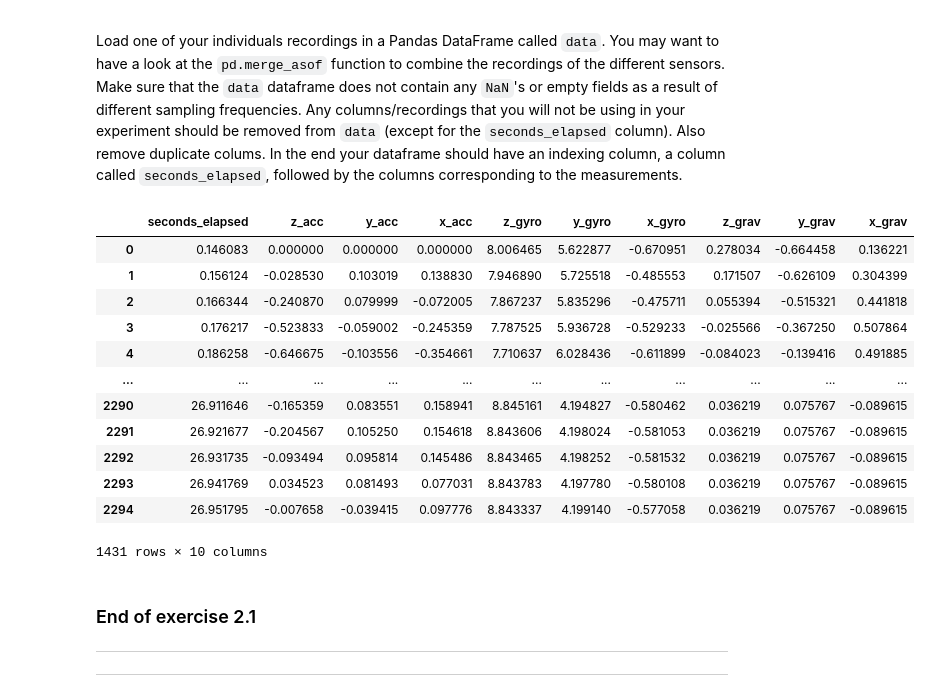
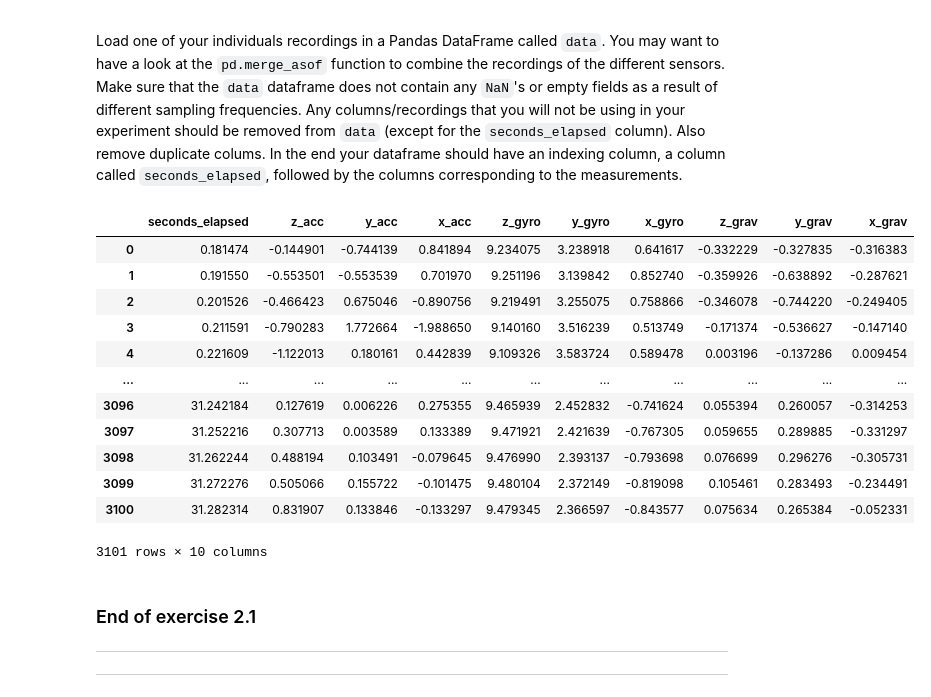
Before and after one commit to ErikNij/5ARB0DataScience, a Jupyter notebook: Assignment2a/falldetector-template.ipynb, the cells around one changed output. Drawn from its saved outputs; the diff is of its cells as text; code cells hidden in the pictures.

```diff
--- a/Assignment2a/falldetector-template.ipynb
+++ b/Assignment2a/falldetector-template.ipynb
@@ -78,31 +78,31 @@ def MergeDatasets(acc_df, grav_df, gyro_df):
 #// END_TODO [5ARB0_FallDetector_2_1]
 # %%
 # Daniel's stand condition, trial 1
-dnl_acc_CSV = "./RawDataDaniel/Walk_samples/2023-09-26_07-15-41/Accelerometer.csv"
-dnl_grav_CSV = "./RawDataDaniel/Walk_samples/2023-09-26_07-15-41/Gravity.csv"
-dnl_gyro_CSV = "./RawDataDaniel/Walk_samples/2023-09-26_07-15-41/Gyroscope.csv"
+dnl_acc_CSV = "./RawDataDaniel/1/Accelerometer.csv"
+dnl_grav_CSV = "./RawDataDaniel/1/Gravity.csv"
+dnl_gyro_CSV = "./RawDataDaniel/1/Gyroscope.csv"
 
 # read data
 dnl_acc_df, dnl_gyro_df, dnl_grav_df = readDataFromCSV(dnl_acc_CSV, dnl_gyro_CSV, dnl_grav_CSV)
 # merge data
 data = MergeDatasets(dnl_acc_df, dnl_gyro_df, dnl_grav_df)
 
 #show data
 data
 # %% [output]
 |  | seconds_elapsed | z_acc | y_acc | x_acc | z_gyro | y_gyro | x_gyro | z_grav | y_grav | x_grav |
-| 0 | 0.146083 | 0.000000 | 0.000000 | 0.000000 | 8.006465 | 5.622877 | -0.670951 | 0.278034 | -0.664458 | 0.136221 |
-| 1 | 0.156124 | -0.028530 | 0.103019 | 0.138830 | 7.946890 | 5.725518 | -0.485553 | 0.171507 | -0.626109 | 0.304399 |
-| 2 | 0.166344 | -0.240870 | 0.079999 | -0.072005 | 7.867237 | 5.835296 | -0.475711 | 0.055394 | -0.515321 | 0.441818 |
-| 3 | 0.176217 | -0.523833 | -0.059002 | -0.245359 | 7.787525 | 5.936728 | -0.529233 | -0.025566 | -0.367250 | 0.507864 |
-| 4 | 0.186258 | -0.646675 | -0.103556 | -0.354661 | 7.710637 | 6.028436 | -0.611899 | -0.084023 | -0.139416 | 0.491885 |
+| 0 | 0.181474 | -0.144901 | -0.744139 | 0.841894 | 9.234075 | 3.238918 | 0.641617 | -0.332229 | -0.327835 | -0.316383 |
+| 1 | 0.191550 | -0.553501 | -0.553539 | 0.701970 | 9.251196 | 3.139842 | 0.852740 | -0.359926 | -0.638892 | -0.287621 |
+| 2 | 0.201526 | -0.466423 | 0.675046 | -0.890756 | 9.219491 | 3.255075 | 0.758866 | -0.346078 | -0.744220 | -0.249405 |
+| 3 | 0.211591 | -0.790283 | 1.772664 | -1.988650 | 9.140160 | 3.516239 | 0.513749 | -0.171374 | -0.536627 | -0.147140 |
+| 4 | 0.221609 | -1.122013 | 0.180161 | 0.442839 | 9.109326 | 3.583724 | 0.589478 | 0.003196 | -0.137286 | 0.009454 |
 | ... | ... | ... | ... | ... | ... | ... | ... | ... | ... | ... |
-| 2290 | 26.911646 | -0.165359 | 0.083551 | 0.158941 | 8.845161 | 4.194827 | -0.580462 | 0.036219 | 0.075767 | -0.089615 |
-| 2291 | 26.921677 | -0.204567 | 0.105250 | 0.154618 | 8.843606 | 4.198024 | -0.581053 | 0.036219 | 0.075767 | -0.089615 |
-| 2292 | 26.931735 | -0.093494 | 0.095814 | 0.145486 | 8.843465 | 4.198252 | -0.581532 | 0.036219 | 0.075767 | -0.089615 |
-| 2293 | 26.941769 | 0.034523 | 0.081493 | 0.077031 | 8.843783 | 4.197780 | -0.580108 | 0.036219 | 0.075767 | -0.089615 |
-| 2294 | 26.951795 | -0.007658 | -0.039415 | 0.097776 | 8.843337 | 4.199140 | -0.577058 | 0.036219 | 0.075767 | -0.089615 |
+| 3096 | 31.242184 | 0.127619 | 0.006226 | 0.275355 | 9.465939 | 2.452832 | -0.741624 | 0.055394 | 0.260057 | -0.314253 |
+| 3097 | 31.252216 | 0.307713 | 0.003589 | 0.133389 | 9.471921 | 2.421639 | -0.767305 | 0.059655 | 0.289885 | -0.331297 |
+| 3098 | 31.262244 | 0.488194 | 0.103491 | -0.079645 | 9.476990 | 2.393137 | -0.793698 | 0.076699 | 0.296276 | -0.305731 |
+| 3099 | 31.272276 | 0.505066 | 0.155722 | -0.101475 | 9.480104 | 2.372149 | -0.819098 | 0.105461 | 0.283493 | -0.234491 |
+| 3100 | 31.282314 | 0.831907 | 0.133846 | -0.133297 | 9.479345 | 2.366597 | -0.843577 | 0.075634 | 0.265384 | -0.052331 |
-1431 rows × 10 columns
+3101 rows × 10 columns
 # %% [markdown]
 ### End of exercise 2.1
 ---
```
Also changed, not shown: parts of 4 cells of this notebook.
